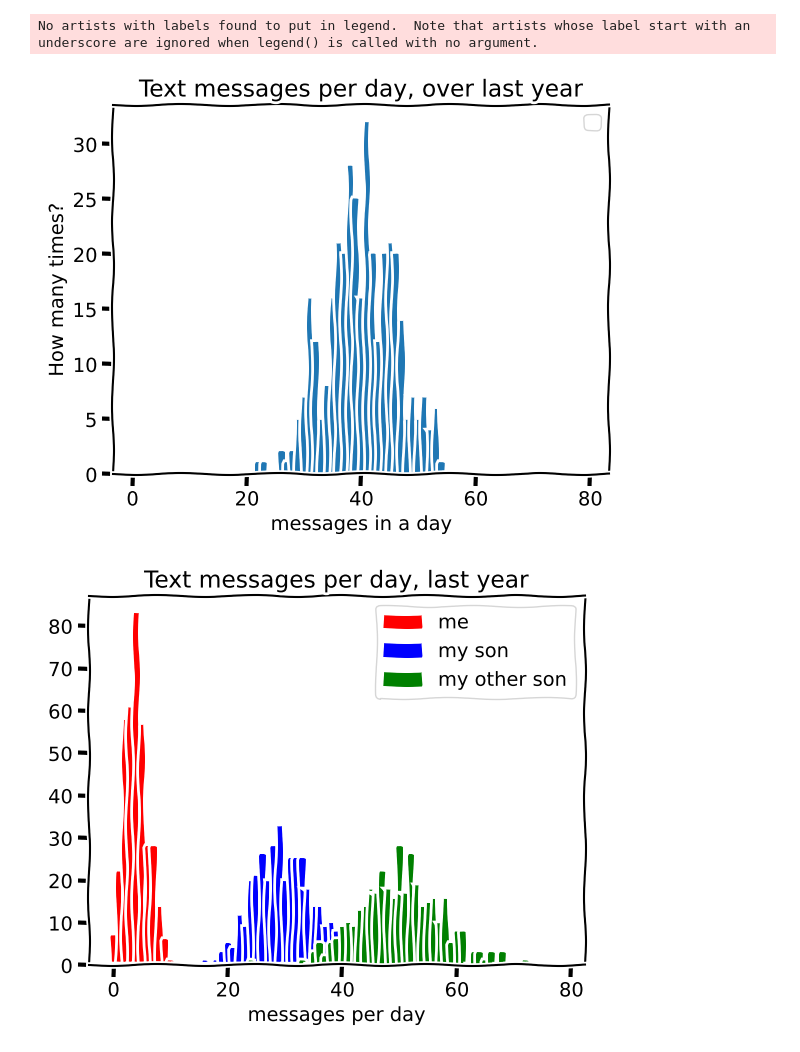
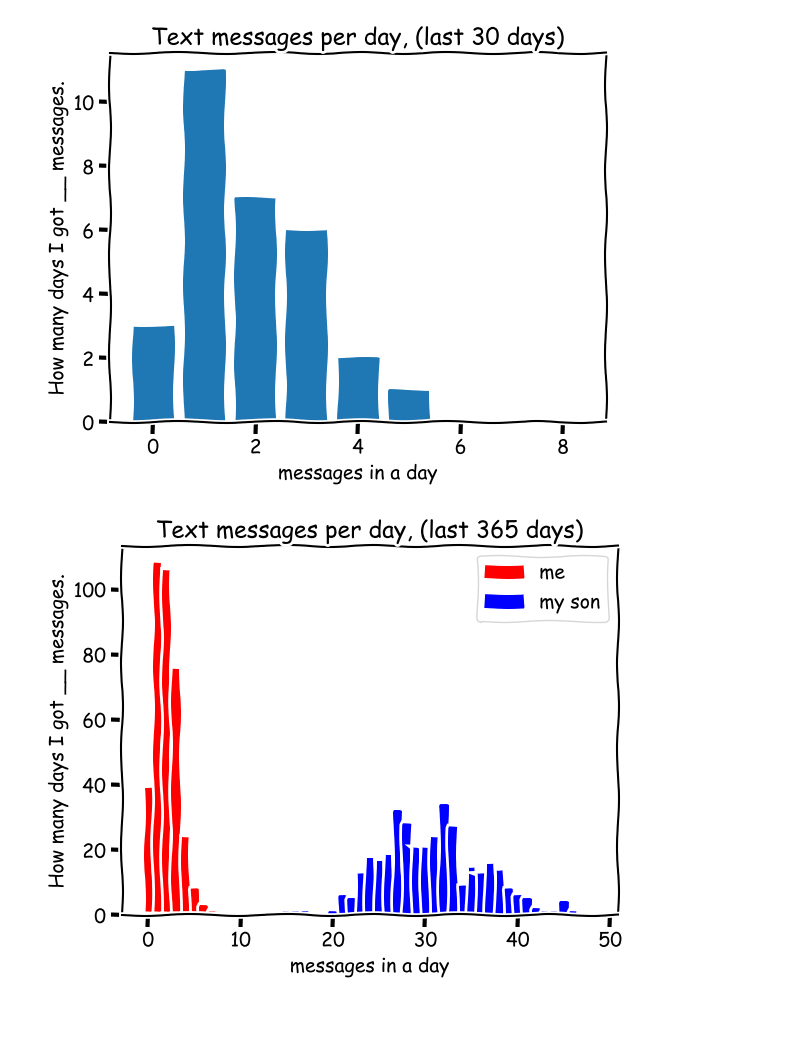
Before and after one commit to mathcomics/statistics, a Jupyter notebook: notebooks/histograms.ipynb, the cells around one changed output. Saved outputs shown, nothing was run; the diff lists cells and outputs as text; code cells hidden in the pictures; blank space fills up the shorter version.

```diff
--- a/notebooks/histograms.ipynb
+++ b/notebooks/histograms.ipynb
@@ -1,21 +3,26 @@
+# %%
+import matplotlib.pyplot as plt
+import numpy as np
+import matplotlib as mpl
+
+plt.xkcd()
+mpl.rcParams["font.family"] = ["Comic Sans MS"]
 # %%
 # prompt: plot results of throws of dice
-import matplotlib.pyplot as plt
-import numpy as np
-import matplotlib as mpl
 
 sides = 6
-rolls = np.random.randint(1, sides + 1, 500)
-bins = np.arange(0, sides + 1) + 0.5
-plt.xkcd()
-mpl.rcParams["font.family"] = ["DejaVu Sans"]
+throws = 1000
+rolls = np.random.randint(1, sides + 1, throws)
+minx = rolls.min()
+maxx = rolls.max()
+bins = np.arange(minx, maxx + 2) - 0.5
 
 # Create a figure and axes
 fig, ax = plt.subplots()
 ax.hist(rolls, bins=bins, rwidth=0.7)
 
 # Set the title and axes labels
-ax.set_title("Throw a Dice")
+ax.set_title(f"Throw a Dice {throws} times")
 ax.set_xlabel("Dice Roll")
 ax.set_ylabel("How often?")
 
@@ -26,43 +60,41 @@ plt.show()
 # %%
 # Generate poisson distribution
-poisson = np.random.poisson(40, 360)
-bins = np.arange(0, 80) + 0.5
+days = 30
+poisson = np.random.poisson(2, days)
+bins = np.arange(0, 10) - 0.5
 
 # Create a figure and axes
 fig, ax = plt.subplots()
 ax.hist(poisson, bins=bins, rwidth=0.8)
 
 # Set the title and axes labels
-ax.set_title("Text messages per day, over last year")
+ax.set_title(f"Text messages per day, (last {days} days)")
 ax.set_xlabel("messages in a day")
-ax.set_ylabel("How many times?")
+ax.set_ylabel("How many days I got __ messages.")
 
 # Add a legend and show the plot
-ax.legend()
 plt.show()
 # %% [output]
-No artists with labels found to put in legend.  Note that artists whose label start with an underscore are ignored when legend() is called with no argument.
-[figure, old version]
+[figure, new version]
 # %%
 # Generate poisson distribution
-me = np.random.poisson(4, 365)
-myson1 = np.random.poisson(30, 365)
-myson2 = np.random.poisson(50, 365)
+days = 365
+me = np.random.poisson(2, days)
+myson = np.random.poisson(30, days)
 
-bins = np.arange(0, 80) - 0.5
+bins = np.arange(0, 50) - 0.5
 
 # Create a figure and axes
 fig, ax = plt.subplots()
 ax.hist(me, bins=bins, rwidth=0.8, color='red', label='me')
-ax.hist(myson1, bins=bins, rwidth=0.8, color='blue', label='my son')
-ax.hist(myson2, bins=bins, rwidth=0.8, color='green', label='my other son')
+ax.hist(myson, bins=bins, rwidth=0.8, color='blue', label='my son')
 
 # Set the title and axes labels
-ax.set_title("Text messages per day, last year")
-ax.set_xlabel("messages per day")
-
+ax.set_title(f"Text messages per day, (last {days} days)")
+ax.set_xlabel("messages in a day")
+ax.set_ylabel("How many days I got __ messages.")
 # Add a legend and show the plot
 ax.legend()
 plt.show()
 # %% [output]
-[figure, old version]
+[figure, new version]
```
Also changed, not shown: parts of 3 cells of this notebook.
